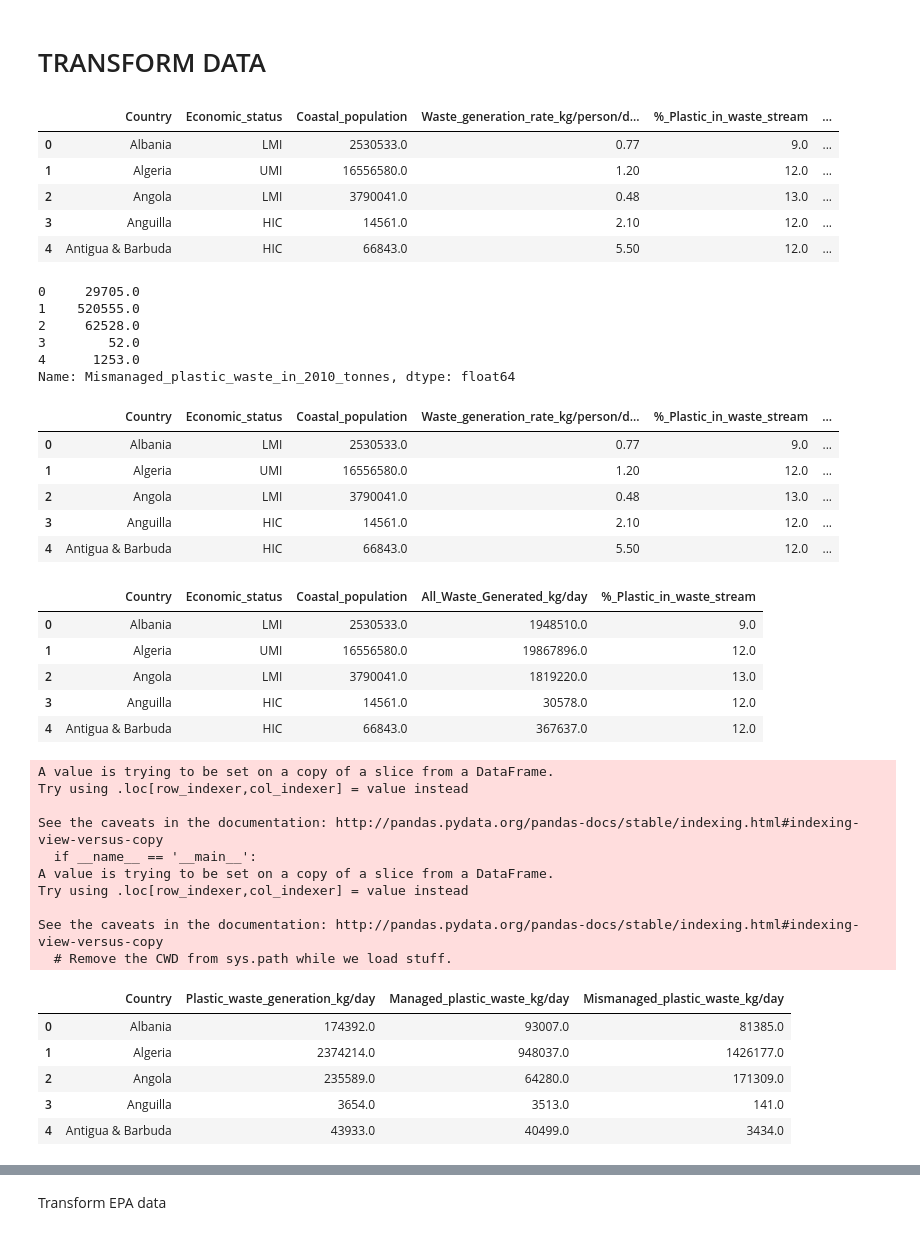
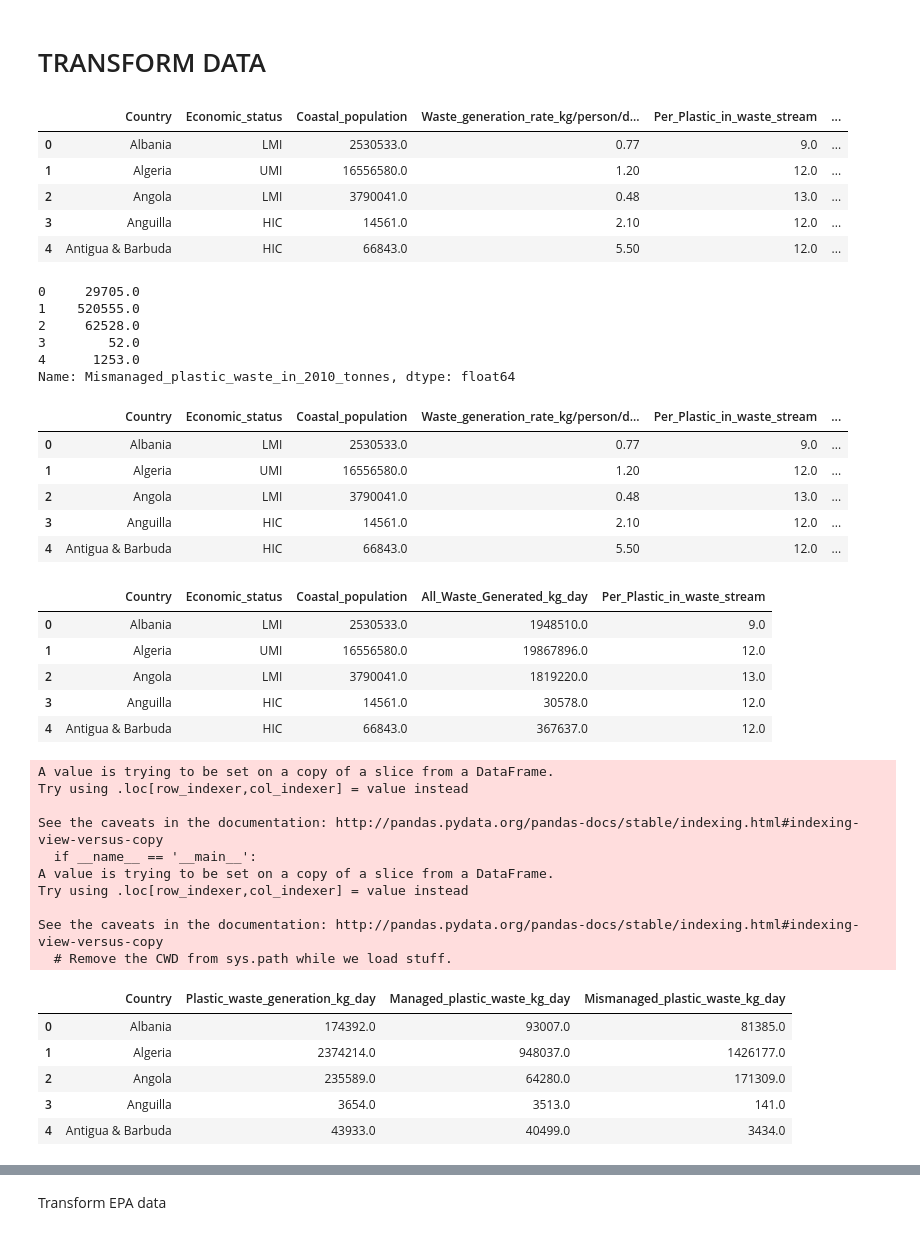
Before and after one commit to lsunl/plastic-pollution-project, a Jupyter notebook: FlaskApp/resources/Project3-Plastics_ETL-V2.ipynb, the cells around one changed output, grey strips where cells are left out. Saved outputs shown, nothing was run; the diff lists cells and outputs as text; code cells hidden in the pictures.

```diff
--- a/FlaskApp/resources/Project3-Plastics_ETL-V2.ipynb
+++ b/FlaskApp/resources/Project3-Plastics_ETL-V2.ipynb
@@ -49,11 +49,14 @@ scienceJournal_plasticData=scienceJournal_plasticData.dropna()
 global_plastic_df=scienceJournal_plasticData
 
 #Rename columns
-global_plastic_df=global_plastic_df.rename(columns = {"Waste_generation_kg/day": "All_Waste_Generated_kg/day"})
+global_plastic_df=global_plastic_df.rename(columns = {"Waste_generation_kg/day": "All_Waste_Generated_kg/day",
+                                                     "%_Plastic_in_waste_stream":"Per_Plastic_in_waste_stream",
+                                                     "%_Inadequately_managed_waste": "Per_Inadequately_managed_waste",
+                                                     "%_Littered_waste": "Per_Littered_waste"})
 
 global_plastic_df.head()
 # %% [output]
-|  | Country | Economic_status | Coastal_population | Waste_generation_rate_kg/person/d... | %_Plastic_in_waste_stream | ... |
+|  | Country | Economic_status | Coastal_population | Waste_generation_rate_kg/person/d... | Per_Plastic_in_waste_stream | ... |
 | 0 | Albania | LMI | 2530533.0 | 0.77 | 9.0 | ... |
 | 1 | Algeria | UMI | 16556580.0 | 1.20 | 12.0 | ... |
 | 2 | Angola | LMI | 3790041.0 | 0.48 | 13.0 | ... |
@@ -71,10 +74,10 @@ global_plastic_df["Mismanaged_plastic_waste_in_2010_tonnes"].head()
 Name: Mismanaged_plastic_waste_in_2010_tonnes, dtype: float64
 # %%
 #Add % of change from 2010 to 2025 for Mismanaged Waste
-global_plastic_df["%_Change_2010_to_2025"]=(global_plastic_df["Mismanaged_plastic_waste_in_2025_tonnes"]-global_plastic_df["Mismanaged_plastic_waste_in_2010_tonnes"])/global_plastic_df["Mismanaged_plastic_waste_in_2010_tonnes"]
+global_plastic_df["Per_Change_2010_to_2025"]=(global_plastic_df["Mismanaged_plastic_waste_in_2025_tonnes"]-global_plastic_df["Mismanaged_plastic_waste_in_2010_tonnes"])/global_plastic_df["Mismanaged_plastic_waste_in_2010_tonnes"]
 global_plastic_df.head()
 # %% [output]
-|  | Country | Economic_status | Coastal_population | Waste_generation_rate_kg/person/d... | %_Plastic_in_waste_stream | ... |
+|  | Country | Economic_status | Coastal_population | Waste_generation_rate_kg/person/d... | Per_Plastic_in_waste_stream | ... |
 | 0 | Albania | LMI | 2530533.0 | 0.77 | 9.0 | ... |
 | 1 | Algeria | UMI | 16556580.0 | 1.20 | 12.0 | ... |
 | 2 | Angola | LMI | 3790041.0 | 0.48 | 13.0 | ... |
@@ -84,13 +87,13 @@ global_plastic_df.head()
 #First Schema - Country Information
 country_waste=global_plastic_df[["Country","Economic_status", "Coastal_population",
                                  "All_Waste_Generated_kg/day",
-                                 "%_Plastic_in_waste_stream"]]
+                                 "Per_Plastic_in_waste_stream"]]
 
 #country_waste=country_waste.sort_values(by=["Waste_generation_kg/day"])
 #country_waste=country_waste.groupby(["Economic_status"]).mean()
-country_waste.head()
+country_waste.rename(columns = {"All_Waste_Generated_kg/day": "All_Waste_Generated_kg_day"}).head()
 # %% [output]
-|  | Country | Economic_status | Coastal_population | All_Waste_Generated_kg/day | %_Plastic_in_waste_stream |
+|  | Country | Economic_status | Coastal_population | All_Waste_Generated_kg_day | Per_Plastic_in_waste_stream |
 | 0 | Albania | LMI | 2530533.0 | 1948510.0 | 9.0 |
 | 1 | Algeria | UMI | 16556580.0 | 19867896.0 | 12.0 |
 | 2 | Angola | LMI | 3790041.0 | 1819220.0 | 13.0 |
@@ -99,27 +102,29 @@ country_waste.head()
 # %%
 #Second Schema - Country Plastic Waste
 country_plastic_waste=global_plastic_df[["Country","Plastic_waste_generation_kg/day"]]
 
 managed_plastic_waste=global_plastic_df["Plastic_waste_generation_kg/day"]-global_plastic_df["Inadequately_managed_plastic_waste_kg/day"]-global_plastic_df["Plastic_waste_littered_[kg/day]"]
 
 mismanaged_plastic_waste=global_plastic_df["Inadequately_managed_plastic_waste_kg/day"]+global_plastic_df["Plastic_waste_littered_[kg/day]"]
 
 
 country_plastic_waste["Managed_plastic_waste_kg/day"]=managed_plastic_waste
 country_plastic_waste["Mismanaged_plastic_waste_kg/day"]=mismanaged_plastic_waste
-country_plastic_waste.head()
+country_plastic_waste.rename(columns = {"Plastic_waste_generation_kg/day": "Plastic_waste_generation_kg_day",
+                                       "Managed_plastic_waste_kg/day": "Managed_plastic_waste_kg_day",
+                                        "Mismanaged_plastic_waste_kg/day":"Mismanaged_plastic_waste_kg_day"}).head()
 # %% [output]
 A value is trying to be set on a copy of a slice from a DataFrame.
 Try using .loc[row_indexer,col_indexer] = value instead
 
 See the caveats in the documentation: http://pandas.pydata.org/pandas-docs/stable/indexing.html#indexing-view-versus-copy
   if __name__ == '__main__':
 A value is trying to be set on a copy of a slice from a DataFrame.
 Try using .loc[row_indexer,col_indexer] = value instead
 
 See the caveats in the documentation: http://pandas.pydata.org/pandas-docs/stable/indexing.html#indexing-view-versus-copy
   # Remove the CWD from sys.path while we load stuff.
-|  | Country | Plastic_waste_generation_kg/day | Managed_plastic_waste_kg/day | Mismanaged_plastic_waste_kg/day |
+|  | Country | Plastic_waste_generation_kg_day | Managed_plastic_waste_kg_day | Mismanaged_plastic_waste_kg_day |
 | 0 | Albania | 174392.0 | 93007.0 | 81385.0 |
 | 1 | Algeria | 2374214.0 | 948037.0 | 1426177.0 |
 | 2 | Angola | 235589.0 | 64280.0 | 171309.0 |
```
Also changed, not shown: parts of 7 cells of this notebook.
